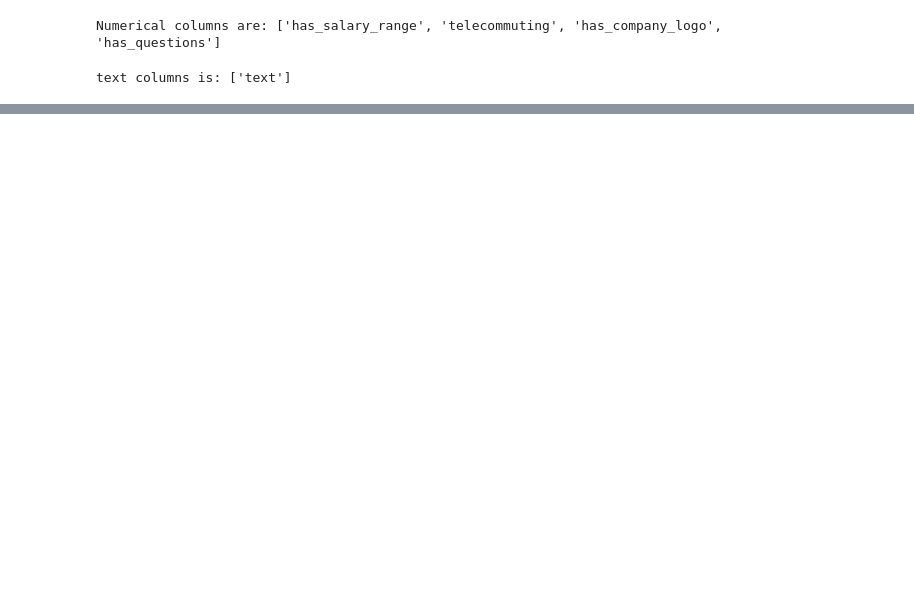
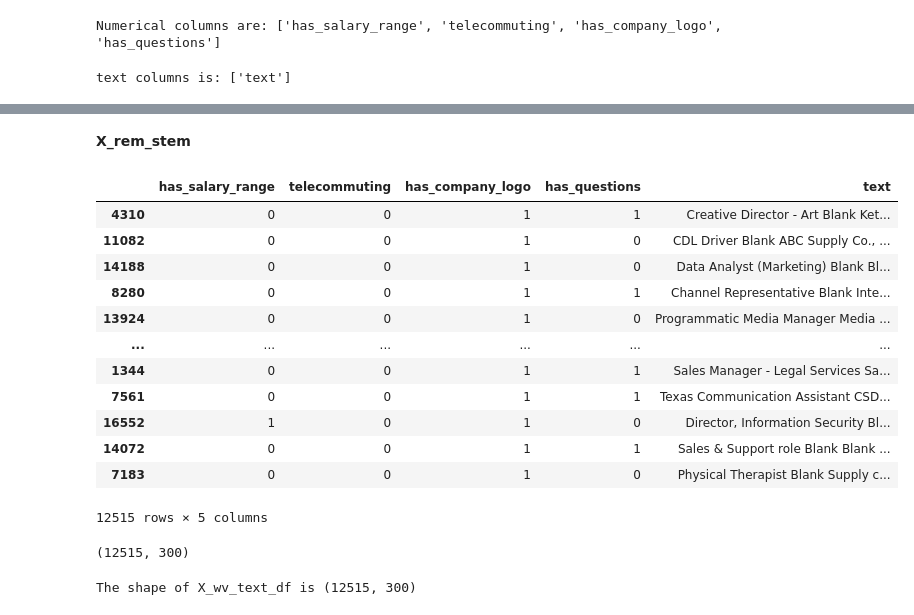
Before and after one commit to polly1110/Fake-Job-Detection, a Jupyter notebook: Neural_network_and_Modeling.ipynb, the cells around one changed output, grey strips where cells are left out. Saved outputs shown, nothing was run; the diff lists cells and outputs as text; code cells hidden in the pictures; blank space fills up the shorter version.

```diff
--- a/Neural_network_and_Modeling.ipynb
+++ b/Neural_network_and_Modeling.ipynb
@@ -306,0 +325,18 @@ TypeError: All estimators should implement fit and transform, or can be 'drop' o
+# %% [markdown]
+**X_rem_stem**
+# %%
+X_rem_stem
+# %% [output]
+|  | has_salary_range | telecommuting | has_company_logo | has_questions | text |
+| 4310 | 0 | 0 | 1 | 1 | Creative Director - Art Blank Ket... |
+| 11082 | 0 | 0 | 1 | 0 | CDL Driver Blank ABC Supply Co., ... |
+| 14188 | 0 | 0 | 1 | 0 | Data Analyst (Marketing) Blank Bl... |
+| 8280 | 0 | 0 | 1 | 1 | Channel Representative Blank Inte... |
+| 13924 | 0 | 0 | 1 | 0 | Programmatic Media Manager Media ... |
+| ... | ... | ... | ... | ... | ... |
+| 1344 | 0 | 0 | 1 | 1 | Sales Manager - Legal Services Sa... |
+| 7561 | 0 | 0 | 1 | 1 | Texas Communication Assistant CSD... |
+| 16552 | 1 | 0 | 1 | 0 | Director, Information Security Bl... |
+| 14072 | 0 | 0 | 1 | 1 | Sales & Support role Blank Blank ... |
+| 7183 | 0 | 0 | 1 | 0 | Physical Therapist Blank Supply c... |
+12515 rows × 5 columns
@@ -306,0 +345,5 @@ TypeError: All estimators should implement fit and transform, or can be 'drop' o
+# %%
+# keep the original row and 300d
+X_rem_word2vec_text.shape
+# %% [output]
+(12515, 300)
@@ -306,0 +352,4 @@ TypeError: All estimators should implement fit and transform, or can be 'drop' o
+# %%
+print(f"The shape of X_wv_text_df is {X_wv_text_df.shape}")
+# %% [output]
+The shape of X_wv_text_df is (12515, 300)
```
Also changed, not shown: parts of 53 cells of this notebook.
